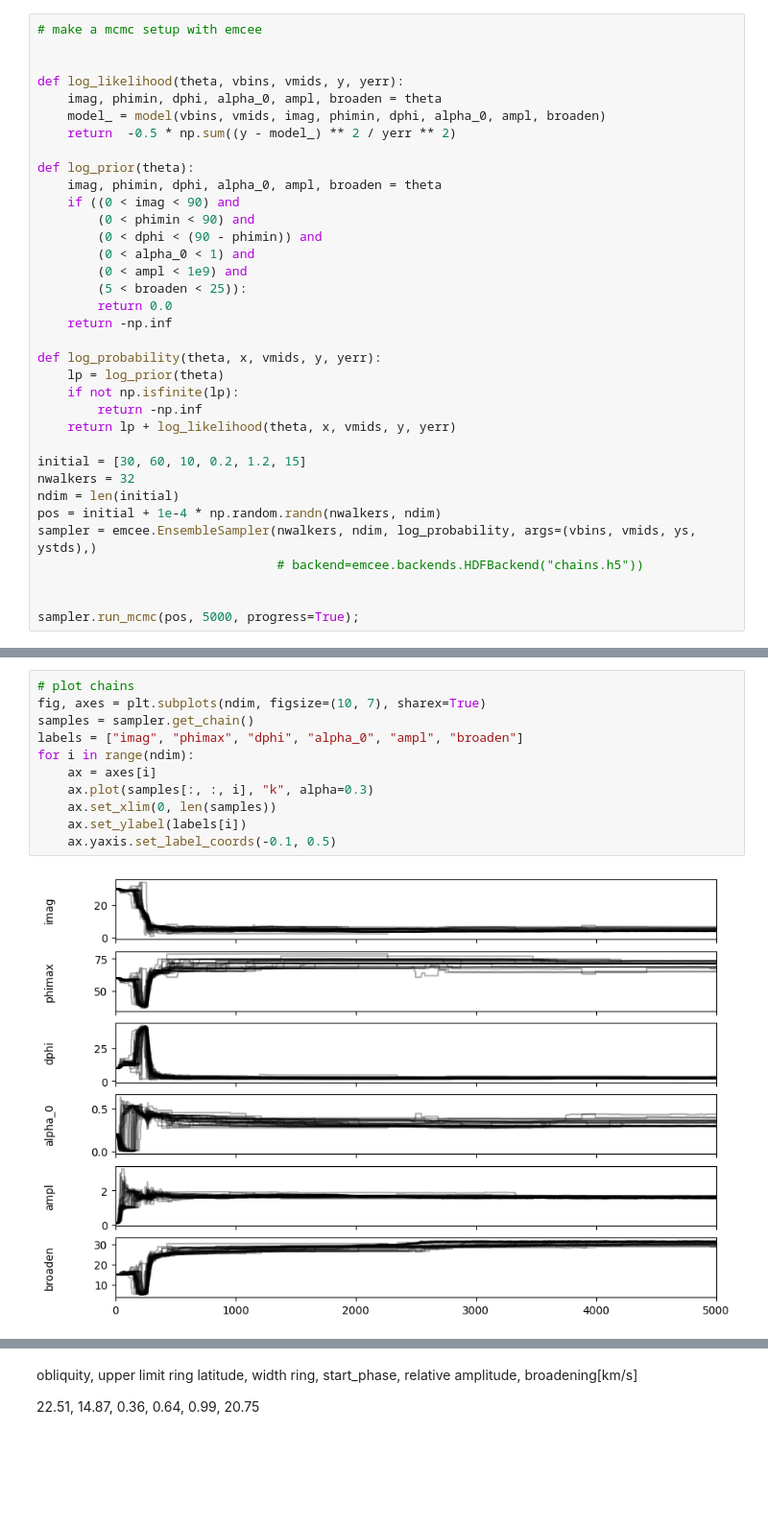
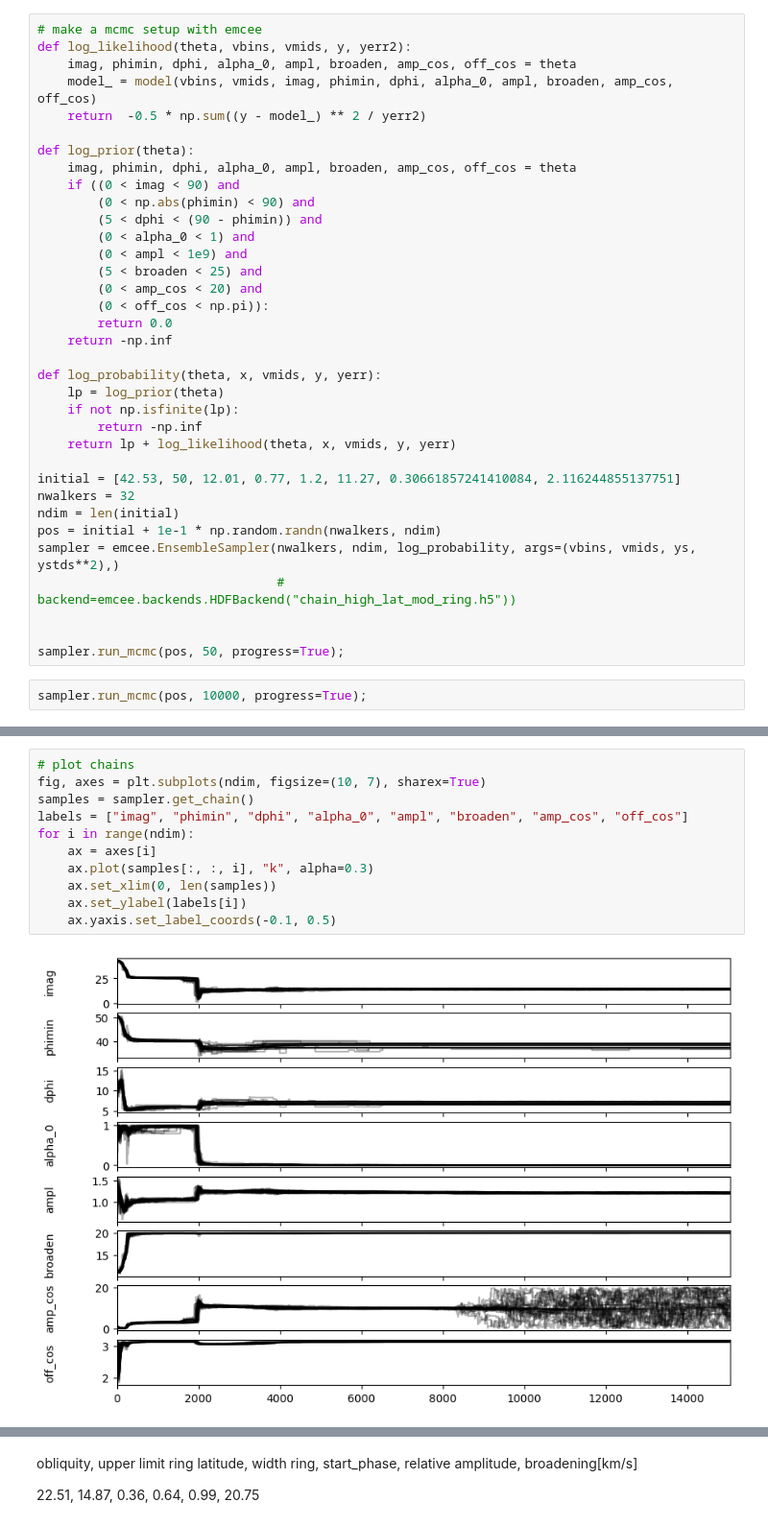
Before and after one commit to ekaterinailin/2024_11_VLT_UVES_BRI, a Jupyter notebook: lean_lsr combined.ipynb, the cells around one changed output, grey strips where cells are left out. Shown at 96% size. Cells and saved outputs as stored; diff of their text form; blank space fills up the shorter version.

```diff
--- a/lean_lsr combined.ipynb
+++ b/lean_lsr combined.ipynb
@@ -131,20 +141,20 @@ ystds = np.array(ystds)
 # %%
 # make a mcmc setup with emcee
-
-
-def log_likelihood(theta, vbins, vmids, y, yerr):
-    imag, phimin, dphi, alpha_0, ampl, broaden = theta
-    model_ = model(vbins, vmids, imag, phimin, dphi, alpha_0, ampl, broaden)
-    return  -0.5 * np.sum((y - model_) ** 2 / yerr ** 2)
+def log_likelihood(theta, vbins, vmids, y, yerr2):
+    imag, phimin, dphi, alpha_0, ampl, broaden, amp_cos, off_cos = theta
+    model_ = model(vbins, vmids, imag, phimin, dphi, alpha_0, ampl, broaden, amp_cos, off_cos)
+    return  -0.5 * np.sum((y - model_) ** 2 / yerr2)
 
 def log_prior(theta):
-    imag, phimin, dphi, alpha_0, ampl, broaden = theta
+    imag, phimin, dphi, alpha_0, ampl, broaden, amp_cos, off_cos = theta
     if ((0 < imag < 90) and
-        (0 < phimin < 90) and
-        (0 < dphi < (90 - phimin)) and
+        (0 < np.abs(phimin) < 90) and
+        (5 < dphi < (90 - phimin)) and
         (0 < alpha_0 < 1) and
         (0 < ampl < 1e9) and
-        (5 < broaden < 25)):
+        (5 < broaden < 25) and
+        (0 < amp_cos < 20) and
+        (0 < off_cos < np.pi)):
         return 0.0
     return -np.inf
 
@@ -154,12 +164,14 @@ def log_probability(theta, x, vmids, y, yerr):
         return -np.inf
     return lp + log_likelihood(theta, x, vmids, y, yerr)
 
-initial = [30, 60, 10, 0.2, 1.2, 15]
+initial = [42.53, 50, 12.01, 0.77, 1.2, 11.27, 0.30661857241410084, 2.116244855137751]
 nwalkers = 32
 ndim = len(initial)
-pos = initial + 1e-4 * np.random.randn(nwalkers, ndim)
-sampler = emcee.EnsembleSampler(nwalkers, ndim, log_probability, args=(vbins, vmids, ys, ystds),)
-                                # backend=emcee.backends.HDFBackend("chains.h5"))
+pos = initial + 1e-1 * np.random.randn(nwalkers, ndim)
+sampler = emcee.EnsembleSampler(nwalkers, ndim, log_probability, args=(vbins, vmids, ys, ystds**2),)
+                                # backend=emcee.backends.HDFBackend("chain_high_lat_mod_ring.h5"))
 
 
-sampler.run_mcmc(pos, 5000, progress=True);
+sampler.run_mcmc(pos, 50, progress=True);
+# %%
+sampler.run_mcmc(pos, 10000, progress=True);
@@ -166,15 +214,15 @@ sampler.run_mcmc(pos, 5000, progress=True);
 # %%
 # plot chains
 fig, axes = plt.subplots(ndim, figsize=(10, 7), sharex=True)
 samples = sampler.get_chain()
-labels = ["imag", "phimax", "dphi", "alpha_0", "ampl", "broaden"]
+labels = ["imag", "phimin", "dphi", "alpha_0", "ampl", "broaden", "amp_cos", "off_cos"]
 for i in range(ndim):
     ax = axes[i]
     ax.plot(samples[:, :, i], "k", alpha=0.3)
     ax.set_xlim(0, len(samples))
     ax.set_ylabel(labels[i])
     ax.yaxis.set_label_coords(-0.1, 0.5)
 # %% [output]
-[figure, old version]
+[figure, new version]
 # %%
 # corner plot
```
Also changed, not shown: parts of 8 cells of this notebook, 3 other files.
